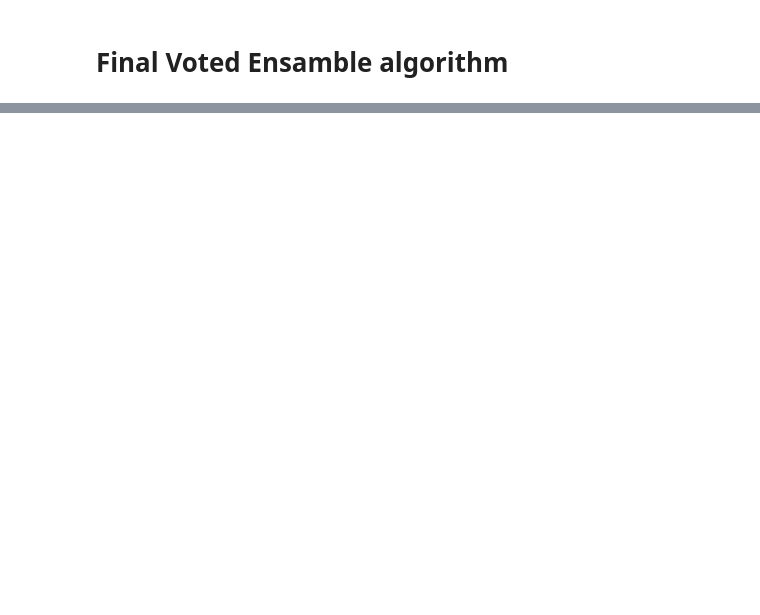
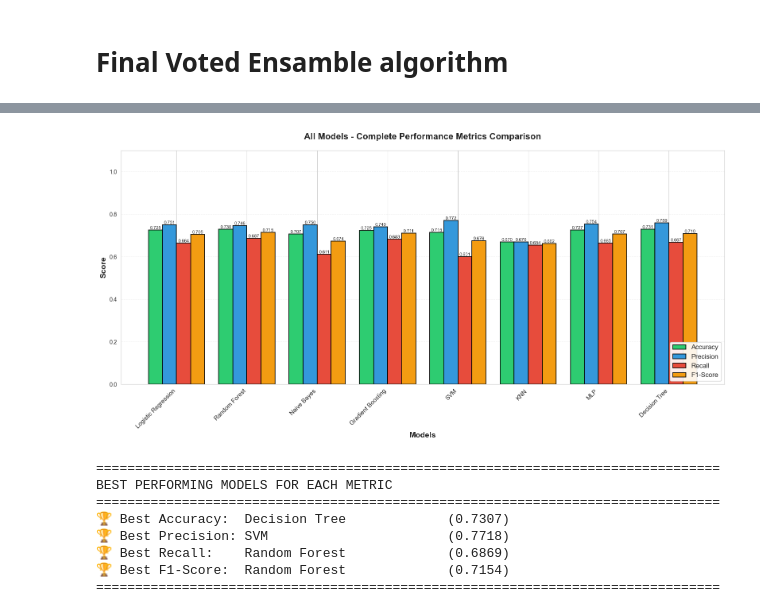
Before and after one commit to Balram-Parmar/RMS_HeartAttackPrediction, a Jupyter notebook: FINAL.ipynb, the cells around one changed output, grey strips where cells are left out. Drawn from its saved outputs; the diff is of its cells as text; code cells hidden in the pictures; blank space fills up the shorter version.

```diff
--- a/FINAL.ipynb
+++ b/FINAL.ipynb
@@ -453,7 +455,8 @@ class CardioLogisticRegressionClassifier:
             C=self.C,
             solver=self.solver,
             max_iter=self.max_iter,
-            random_state=self.random_state
+            random_state=self.random_state,
+            penalty='l2'
         )
 
         self.model.fit(self.X_train, self.y_train)
@@ -612,11 +615,11 @@ class CardioLogisticRegressionClassifier:
 if __name__ == "__main__":
     # Configure the model with all parameters during initialization
     clf = CardioLogisticRegressionClassifier(
-        test_size=0.3,
+        test_size=0.2,
         random_state=12,
-        C=1.0,
-        solver='lbfgs',
-        max_iter=10000, # Increased max_iter for convergence
+        C=1,
+        solver='newton-cg',
+        max_iter=2000, # Increased max_iter for convergence
         scale_features=True,
         target_col='cardio',  # <--- Parameter moved here
         drop_cols=['id']      # <--- Parameter moved here
@@ -1905,7 +1908,7 @@ if __name__ == "__main__":
         test_size=0.2,
         random_state=42,
         C=1.0,
-        kernel='rbf',
+        kernel='poly',
         gamma='scale',
         scale_features=True,
         target_col='cardio',  # <--- Parameter moved here
@@ -3211,0 +3406,67 @@ ENSEMBLE VOTING COMPLETED SUCCESSFULLY
+# %%
+# Combined metrics visualization
+if models_data:
+    fig, ax = plt.subplots(figsize=(16, 8))
+
+    # Set the width of bars and positions
+    x = np.arange(len(model_names))
+    width = 0.2
+
+    # Create bars for each metric
+    bars1 = ax.bar(x - 1.5*width, accuracies, width, label='Accuracy', color='#2ecc71', edgecolor='black', linewidth=1.2)
+    bars2 = ax.bar(x - 0.5*width, precisions, width, label='Precision', color='#3498db', edgecolor='black', linewidth=1.2)
+    bars3 = ax.bar(x + 0.5*width, recalls, width, label='Recall', color='#e74c3c', edgecolor='black', linewidth=1.2)
+    bars4 = ax.bar(x + 1.5*width, f1_scores, width, label='F1-Score', color='#f39c12', edgecolor='black', linewidth=1.2)
+
+    # Customize the plot
+    ax.set_xlabel('Models', fontsize=14, fontweight='bold')
+    ax.set_ylabel('Score', fontsize=14, fontweight='bold')
+    ax.set_title('All Models - Complete Performance Metrics Comparison', fontsize=16, fontweight='bold', pad=20)
+    ax.set_xticks(x)
+    ax.set_xticklabels(model_names, rotation=45, ha='right', fontsize=11)
+    ax.legend(loc='lower right', fontsize=12, framealpha=0.9)
+    ax.set_ylim(0, 1.1)
+    ax.grid(axis='y', alpha=0.3, linestyle='--')
+
+    # Add value labels on top of bars
+    def add_value_labels(bars):
+        for bar in bars:
+            height = bar.get_height()
+            ax.text(bar.get_x() + bar.get_width()/2., height,
+                    f'{height:.3f}',
+                    ha='center', va='bottom', fontsize=8, rotation=0)
+
+    add_value_labels(bars1)
+    add_value_labels(bars2)
+    add_value_labels(bars3)
+    add_value_labels(bars4)
+
+    plt.tight_layout()
+    plt.show()
+
+    # Find the best model for each metric
+    print("\n" + "="*80)
+    print("BEST PERFORMING MODELS FOR EACH METRIC")
+    print("="*80)
+    best_accuracy_idx = np.argmax(accuracies)
+    best_precision_idx = np.argmax(precisions)
+    best_recall_idx = np.argmax(recalls)
+    best_f1_idx = np.argmax(f1_scores)
+
+    print(f"🏆 Best Accuracy:  {model_names[best_accuracy_idx]:<25} ({accuracies[best_accuracy_idx]:.4f})")
+    print(f"🏆 Best Precision: {model_names[best_precision_idx]:<25} ({precisions[best_precision_idx]:.4f})")
+    print(f"🏆 Best Recall:    {model_names[best_recall_idx]:<25} ({recalls[best_recall_idx]:.4f})")
+    print(f"🏆 Best F1-Score:  {model_names[best_f1_idx]:<25} ({f1_scores[best_f1_idx]:.4f})")
+    print("="*80)
+else:
+    print("No models available for visualization.")
+# %% [output]
+[figure, added]
+================================================================================
+BEST PERFORMING MODELS FOR EACH METRIC
+================================================================================
+🏆 Best Accuracy:  Decision Tree             (0.7307)
+🏆 Best Precision: SVM                       (0.7718)
+🏆 Best Recall:    Random Forest             (0.6869)
+🏆 Best F1-Score:  Random Forest             (0.7154)
+================================================================================
```
Also changed, not shown: parts of 24 cells of this notebook, 6 other files.
